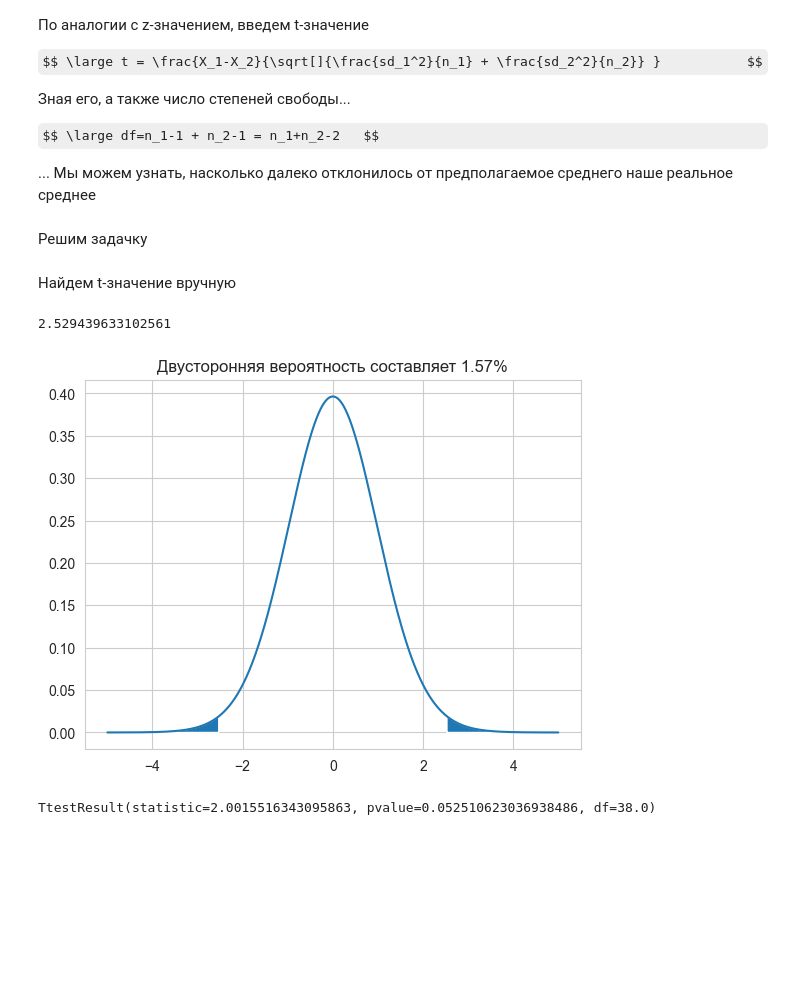
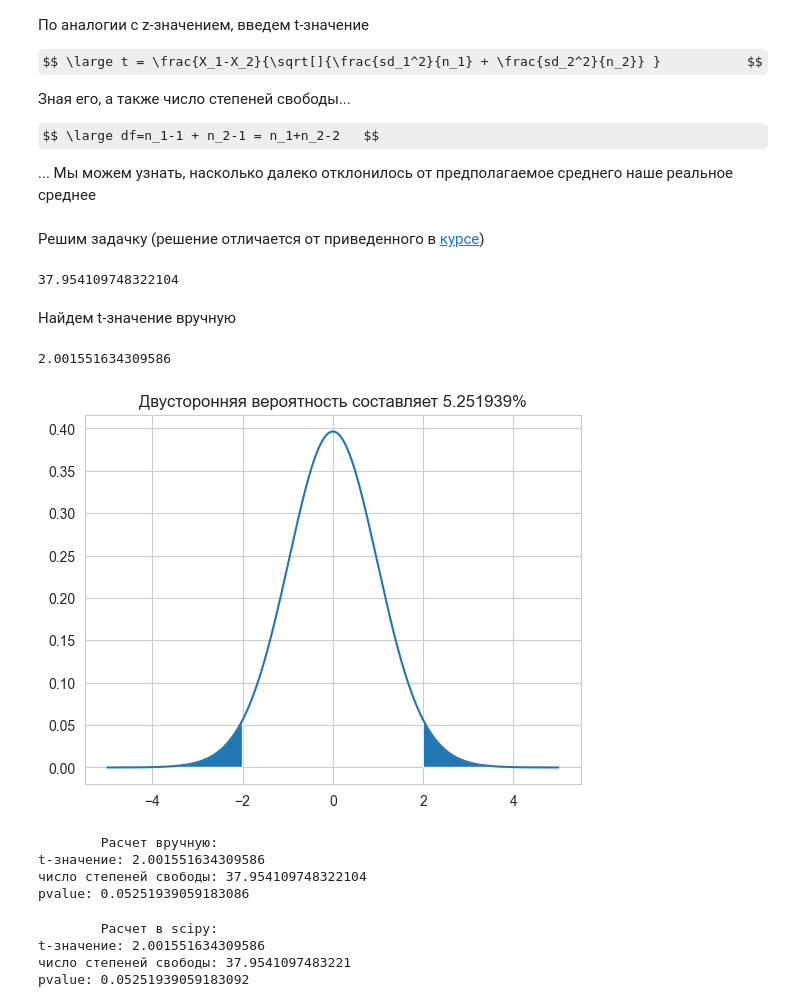
Before and after one commit to zakharkousnetsov/DS_projects, a Jupyter notebook: 00_statistics/statistics.ipynb, the cells around one changed output. Cells and saved outputs as stored; diff of their text form; code cells hidden in the pictures; some formulas as TeX source; blank space fills up the shorter version.

```diff
--- a/00_statistics/statistics.ipynb
+++ b/00_statistics/statistics.ipynb
@@ -312,8 +313,8 @@ $$ \large t = \frac{X_1-X_2}{\sqrt[]{\frac{sd_1^2}{n_1} + \frac{sd_2^2}{n_2}} }
 $$ \large df=n_1-1 + n_2-1 = n_1+n_2-2   $$
 
 ... Мы можем узнать, насколько далеко отклонилось от предполагаемое среднего наше реальное среднее
-# %% [markdown]
-Решим задачку
+# %% [markdown]
+Решим задачку (решение отличается от приведенного в [курсе](https://stepik.org/lesson/9249/step/7?unit=1829))
 # %%
 m1 = 89.9
 sd1 = 11.3
@@ -326,23 +327,42 @@ n2 = 20
 d1 = st.norm.rvs(loc=m1, scale=sd1, size=n1, random_state=123)
 d2 = st.norm.rvs(loc=m2, scale=sd2, size=n2, random_state=123)
 
+# Так как у нас конечная выборка небольшого объема, то ее параметры (среднее, стандартное отклонение) будут отличаться от заданных. Пересчитаем их
+
+m1 = np.mean(d1)
+sd1 = np.std(d1, ddof=1) # Обязательно указать число степеней свободы, так как у нас выборка, а не ГС
+
+m2 = np.mean(d2)
+sd2 = np.std(d2, ddof=1)
+
 df = n1 + n2 - 2
+
+# При условии неравенства дисперсий в выборках число степеней свободы считается вот так
+df = (sd1**2/n1 + sd2**2/n2)**2 / ( sd1**4/n1**2/(n1-1)  + sd2**4/n2**2/(n2-1)   )
+df
+# %% [output]
+37.954109748322104
 # %% [markdown]
 Найдем t-значение вручную
 # %%
 t = (m1-m2) / (sd1**2/n1+sd2**2/n2)**0.5
-t
 # %% [output]
-2.529439633102561
+2.001551634309586
 # %%
 x = np.arange(-5, 5, 0.001)
 t_prob = st.t.pdf(x, loc=0, scale=1, df=n1+n2-2)
 plt.plot(x, t_prob);
 plt.fill_between(x, 0, t_prob, where=np.abs(x)>t);
-plt.title(f'Двусторонняя вероятность составляет {2*(1-st.t.cdf(t, df=df)):.2%}');
+
+# (men_sd**2/men_n + women_sd**2/women_n)**2 / ( men_sd**4/men_n**2/(men_n-1)  + women_sd**4/women_n**2/(women_n-1)   )
+
+plt.title(f'Двусторонняя вероятность составляет {2*(1-st.t.cdf(t, df=df)):.6%}');
 # %% [output]
-[figure, old version]
+[figure, new version]
-# %%
-st.ttest_ind(d1, d2)
-# %% [output]
-TtestResult(statistic=2.0015516343095863, pvalue=0.052510623036938486, df=38.0)
+# %%
+print(f'\tРасчет вручную: \nt-значение: {t} \nчисло степеней свободы: {df} \npvalue: {2*(1-st.t.cdf(t, df=df))}')
+# %% [output]
+        Расчет вручную:
+t-значение: 2.001551634309586
+число степеней свободы: 37.954109748322104
+pvalue: 0.05251939059183086
@@ -348,0 +373,7 @@ TtestResult(statistic=2.0015516343095863, pvalue=0.052510623036938486, df=38.0)
+# %%
+print(f'\tРасчет в scipy: \nt-значение: {t} \nчисло степеней свободы: {df} \npvalue: {pvalue}')
+# %% [output]
+        Расчет в scipy:
+t-значение: 2.001551634309586
+число степеней свободы: 37.9541097483221
+pvalue: 0.05251939059183092
```
Also changed, not shown: parts of 3 cells of this notebook.
